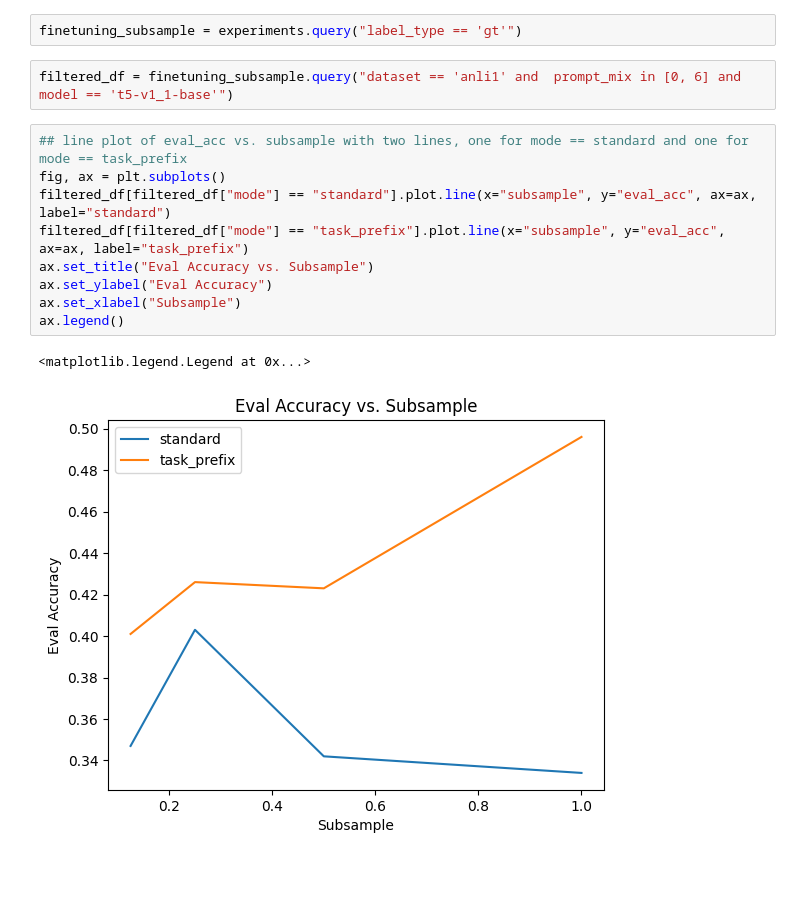
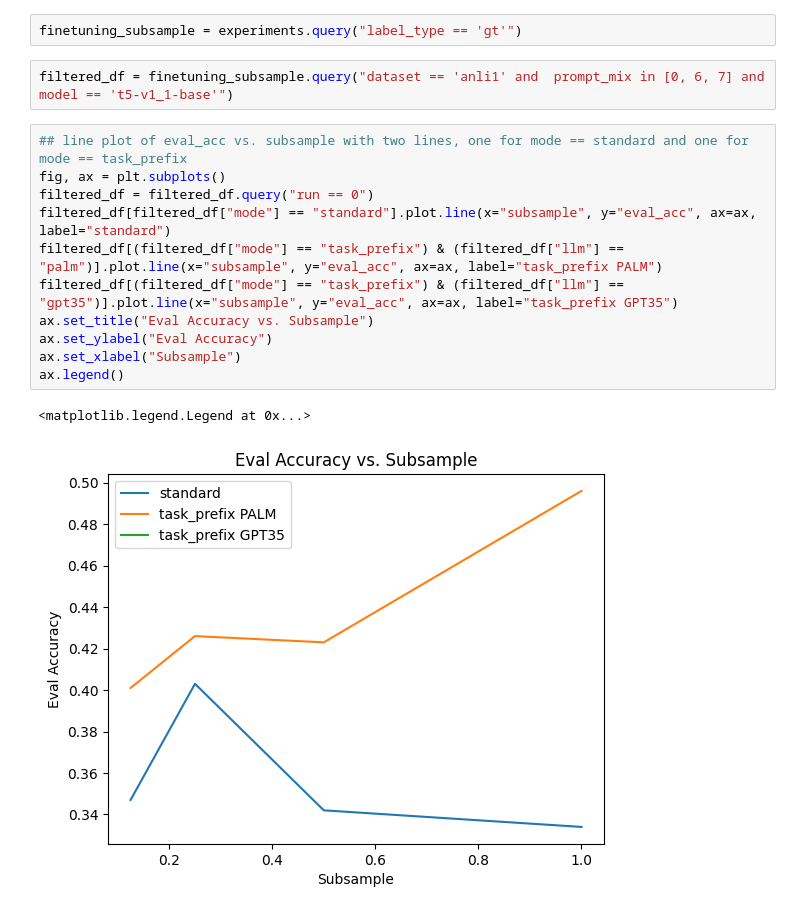
Before and after one commit to lukasvoege/ZeroShot-step-by-step-distillation, a Jupyter notebook: analytics.ipynb, the cells around one changed output. Cells and saved outputs as stored; diff of their text form; blank space fills up the shorter version.

```diff
--- a/analytics.ipynb
+++ b/analytics.ipynb
@@ -172,16 +170,18 @@ experiments.head()
 # %%
 finetuning_subsample = experiments.query("label_type == 'gt'")
 # %%
-filtered_df = finetuning_subsample.query("dataset == 'anli1' and  prompt_mix in [0, 6] and model == 't5-v1_1-base'")
+filtered_df = finetuning_subsample.query("dataset == 'anli1' and  prompt_mix in [0, 6, 7] and model == 't5-v1_1-base'")
 # %%
 ## line plot of eval_acc vs. subsample with two lines, one for mode == standard and one for mode == task_prefix
 fig, ax = plt.subplots()
+filtered_df = filtered_df.query("run == 0")
 filtered_df[filtered_df["mode"] == "standard"].plot.line(x="subsample", y="eval_acc", ax=ax, label="standard")
-filtered_df[filtered_df["mode"] == "task_prefix"].plot.line(x="subsample", y="eval_acc", ax=ax, label="task_prefix")
+filtered_df[(filtered_df["mode"] == "task_prefix") & (filtered_df["llm"] == "palm")].plot.line(x="subsample", y="eval_acc", ax=ax, label="task_prefix PALM")
+filtered_df[(filtered_df["mode"] == "task_prefix") & (filtered_df["llm"] == "gpt35")].plot.line(x="subsample", y="eval_acc", ax=ax, label="task_prefix GPT35")
 ax.set_title("Eval Accuracy vs. Subsample")
 ax.set_ylabel("Eval Accuracy")
 ax.set_xlabel("Subsample")
 ax.legend()
 # %% [output]
 <matplotlib.legend.Legend at 0x...>
-[figure, old version]
+[figure, new version]
```
Also changed, not shown: parts of 6 cells of this notebook.
